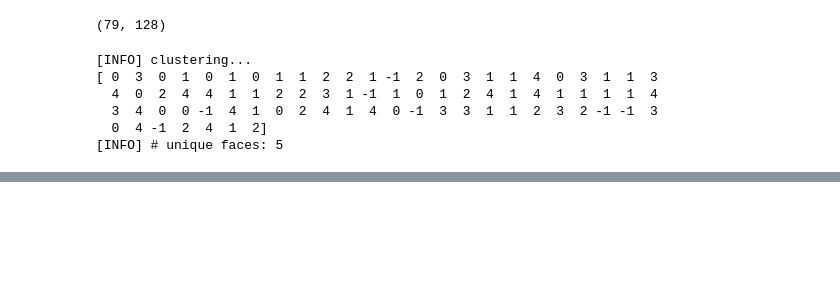
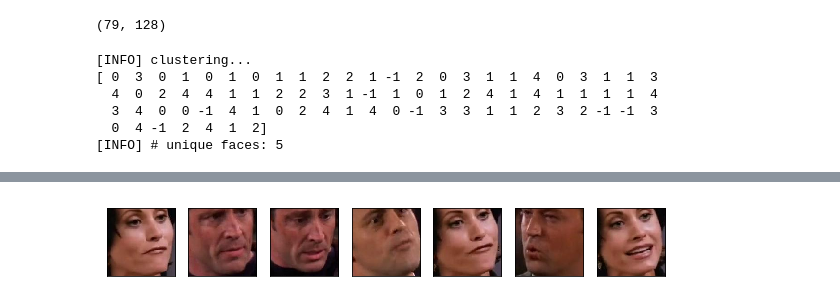
Before and after one commit to woodong94/Face-Clustering, a Jupyter notebook: Face Clustering.ipynb, the cells around one changed output, grey strips where cells are left out. Saved outputs shown, nothing was run; the diff lists cells and outputs as text; code cells hidden in the pictures; blank space fills up the shorter version.

```diff
--- a/Face Clustering.ipynb
+++ b/Face Clustering.ipynb
@@ -145,0 +192,22 @@ True
+# %%
+# Result of Clustering outlier
+# Result of Clustering without outlier
+
+plt.figure(figsize=(10,10))
+for i,img_dir in enumerate(label_out):
+
+    img = cv2.imread(img_dir)
+    plt.subplot(1,7,i+1)
+    plt.xticks([])
+    plt.yticks([])
+    plt.grid(False)
+
+    # show color image
+    img_color = img.copy()
+    img_color[:, :, 0] = img[:, :, 2]
+    img_color[:, :, 2] = img[:, :, 0]
+    plt.imshow(img_color)
+
+plt.show()
+# %% [output]
+[figure, added]
```
Also changed, not shown: parts of 19 cells of this notebook.
